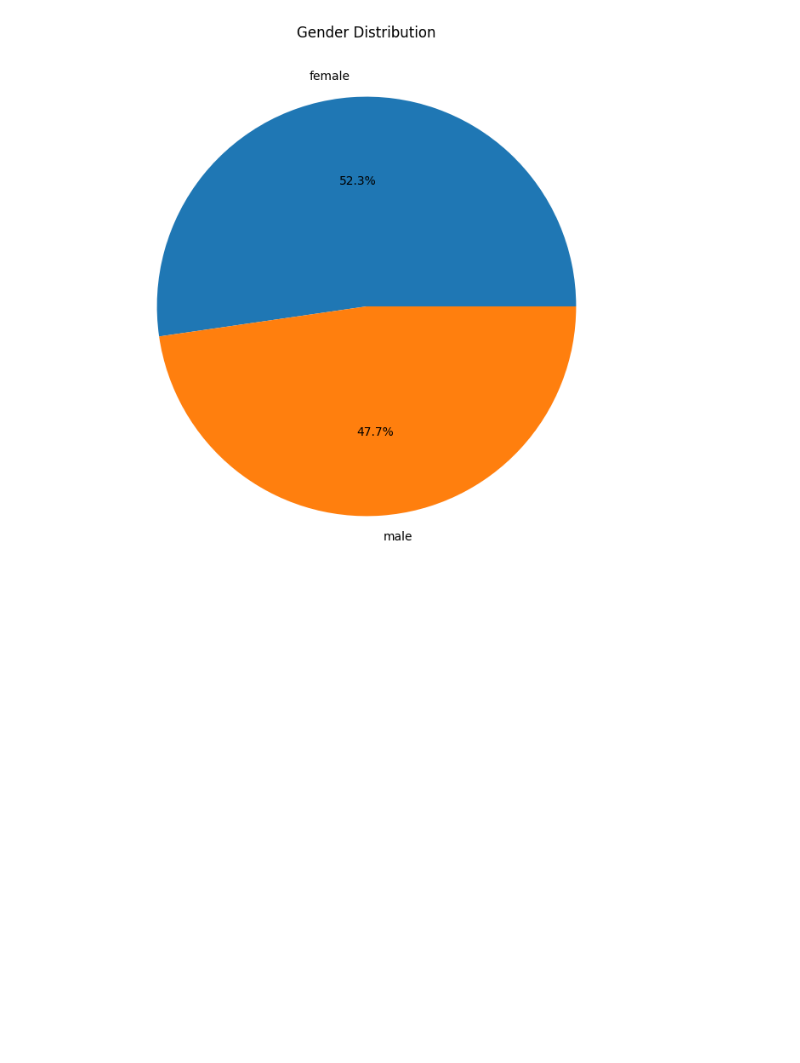
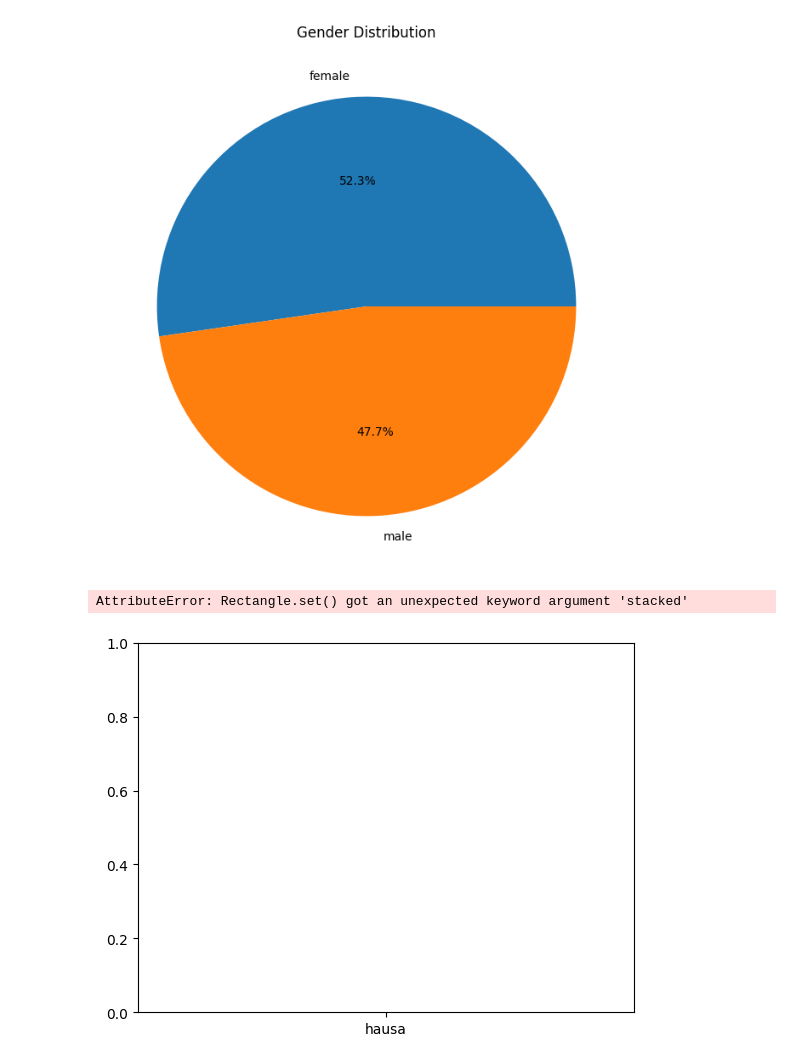
Before and after one commit to Davidmide02/data-analysis-project, a Jupyter notebook: demo.ipynb, the cells around one changed output. Saved outputs shown, nothing was run; the diff lists cells and outputs as text; code cells hidden in the pictures; blank space fills up the shorter version.

```diff
--- a/demo.ipynb
+++ b/demo.ipynb
@@ -57,3 +57,16 @@ plt.title('Gender Distribution')
 plt.show()
 # %% [output]
 [figure]
+# %%
+# 6. distribution of people across lang and gender. No of people vs Audio lang
+# 7. age distribution males
+# 8. age distribution females
+# 9. No of people vs user accent. Distribution of people across accents and gender
+# 10. Total Duration hours vs Audio lang. Distribution of Duration hours by lang and gender.
+
+people_vs_audioLang = sns.barplot(x=df['audioLanguage'], y=number_of_people, hue=df['userGender'], stacked=True)
+plt.title('Distribution of People Across languages and Genders')
+plt.show()
+# %% [output]
+AttributeError: Rectangle.set() got an unexpected keyword argument 'stacked'
+[figure, added]
```
Also changed, not shown: parts of 1 cell of this notebook.
